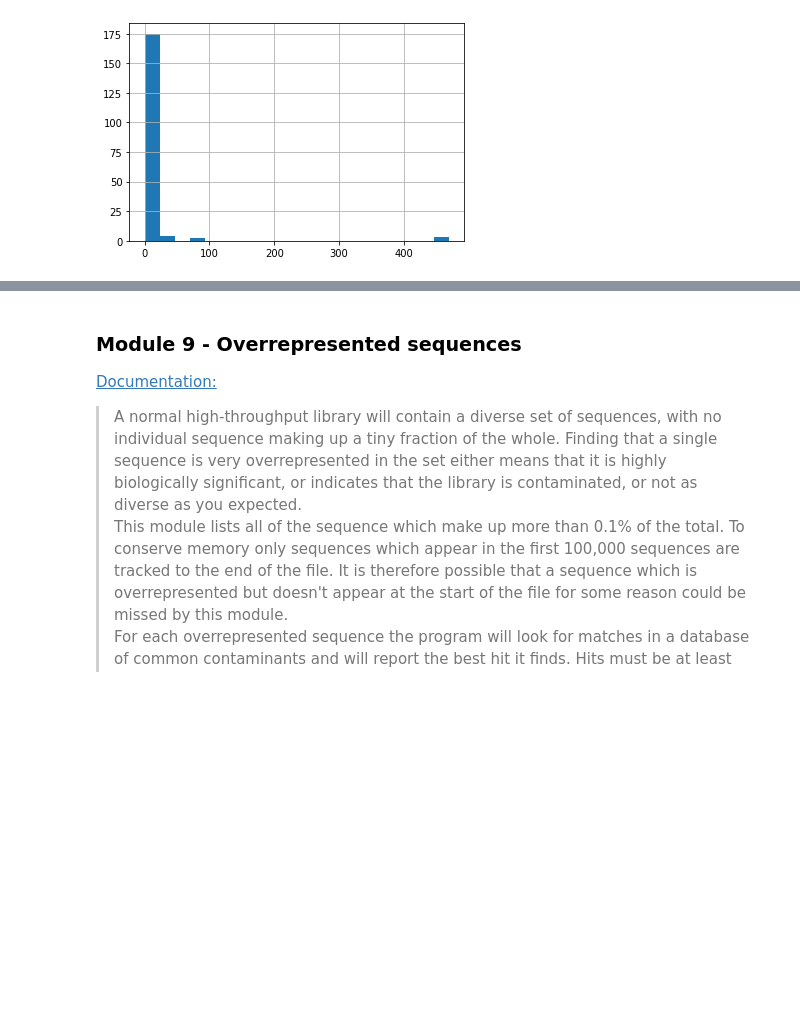
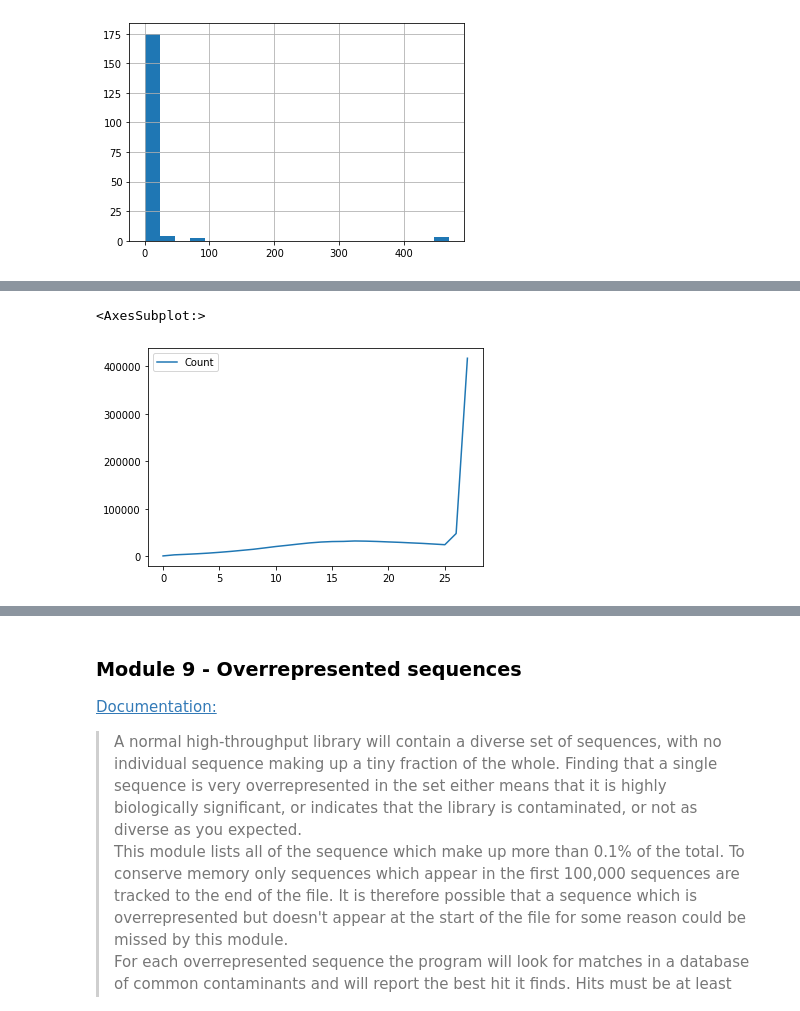
Before and after one commit to AlexHTW/ngs_quality_control, a Jupyter notebook: 06_feature_engineering_modules.ipynb, the cells around one changed output, grey strips where cells are left out. Cells and saved outputs as stored; diff of their text form; code cells hidden in the pictures; blank space fills up the shorter version.

```diff
--- a/06_feature_engineering_modules.ipynb
+++ b/06_feature_engineering_modules.ipynb
@@ -244,0 +260,5 @@ This module generates a graph showing the distribution of fragment sizes in the
+# %%
+ngs_reads['Sequence Length Distribution'][42].plot()
+# %% [output]
+<AxesSubplot:>
+[figure, added]
```
Also changed, not shown: parts of 28 cells of this notebook.
